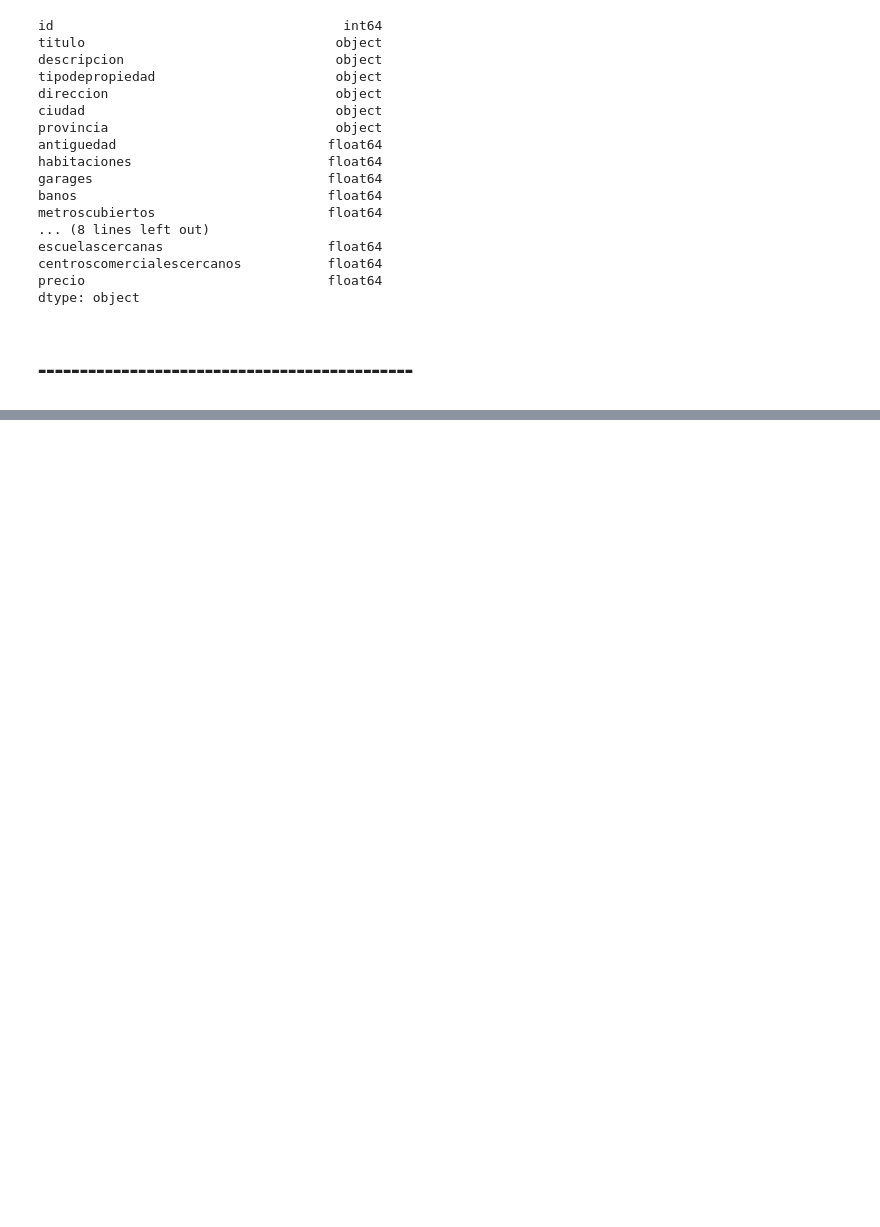
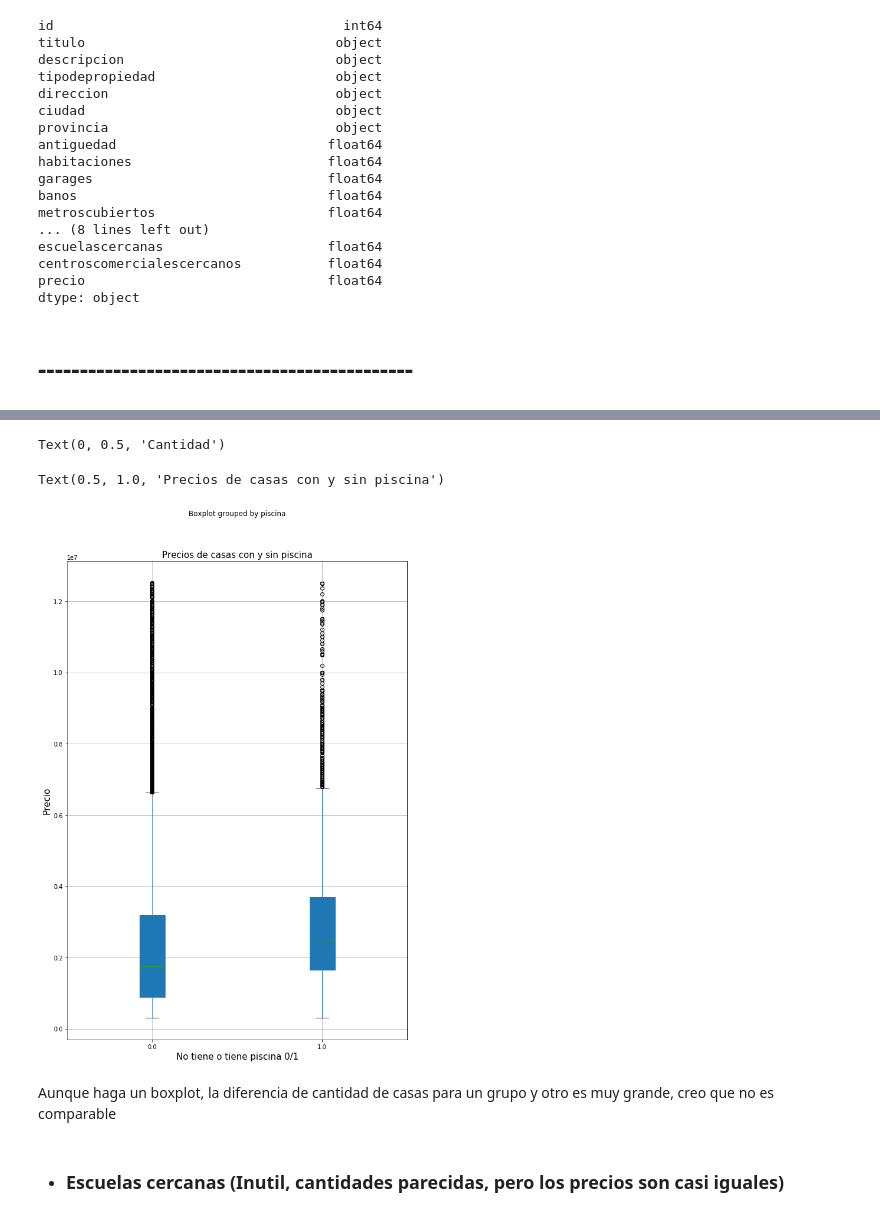
Before and after one commit to gdbien/9558-Organizacion-de-Datos, a Jupyter notebook: TP1/Lucas/HousesAnalysis.ipynb, the cells around one changed output, grey strips where cells are left out. Saved outputs shown, nothing was run; the diff lists cells and outputs as text; code cells hidden in the pictures; blank space fills up the shorter version.

```diff
--- a/TP1/Lucas/HousesAnalysis.ipynb
+++ b/TP1/Lucas/HousesAnalysis.ipynb
@@ -80,0 +51,2 @@ Voy a ver si encuentro algun atributo donde haya cantidades más parejas, y ver
+# %%
+casas = train_df.loc[train_df["tipodepropiedad"] == "Casa"]
@@ -80,0 +62,3 @@ Voy a ver si encuentro algun atributo donde haya cantidades más parejas, y ver
+# %%
+casaPrecioPiscina = casas.iloc[:, [19,22]]
+casaPrecioPiscina.head()
@@ -80,0 +72,18 @@ Voy a ver si encuentro algun atributo donde haya cantidades más parejas, y ver
+# %%
+casasConPiscinaCount = casaPrecioPiscina.groupby(casaPrecioPiscina["piscina"]).agg({"count"}).reset_index()
+casasConPiscinaCount.columns = ["TienePiscina", "Cantidad"]
+casasConPiscinaCount.plot.bar(x="TienePiscina", y="Cantidad", rot=0, title = "Cantidad de casas con/sin piscina",colormap='viridis').set_ylabel("Cantidad", fontsize=15)
+# %% [output]
+Text(0, 0.5, 'Cantidad')
+# %%
+casaPrecioPiscinaBoxPlot = casaPrecioPiscina.boxplot(column=["precio"],patch_artist=True, figsize=(10,15), by=["piscina"])
+casaPrecioPiscinaBoxPlot.set_xlabel("No tiene o tiene piscina 0/1", fontsize=15)
+casaPrecioPiscinaBoxPlot.set_ylabel("Precio", fontsize=15)
+casaPrecioPiscinaBoxPlot.set_title("Precios de casas con y sin piscina", fontsize=15)
+# %% [output]
+Text(0.5, 1.0, 'Precios de casas con y sin piscina')
+[figure, added]
+# %% [markdown]
+Aunque haga un boxplot, la diferencia de cantidad de casas para un grupo y otro es muy grande, creo que no es comparable
+# %% [markdown]
+* ### Escuelas cercanas (Inutil, cantidades parecidas, pero los precios son casi iguales)
```
Also changed, not shown: parts of 40 cells of this notebook.
